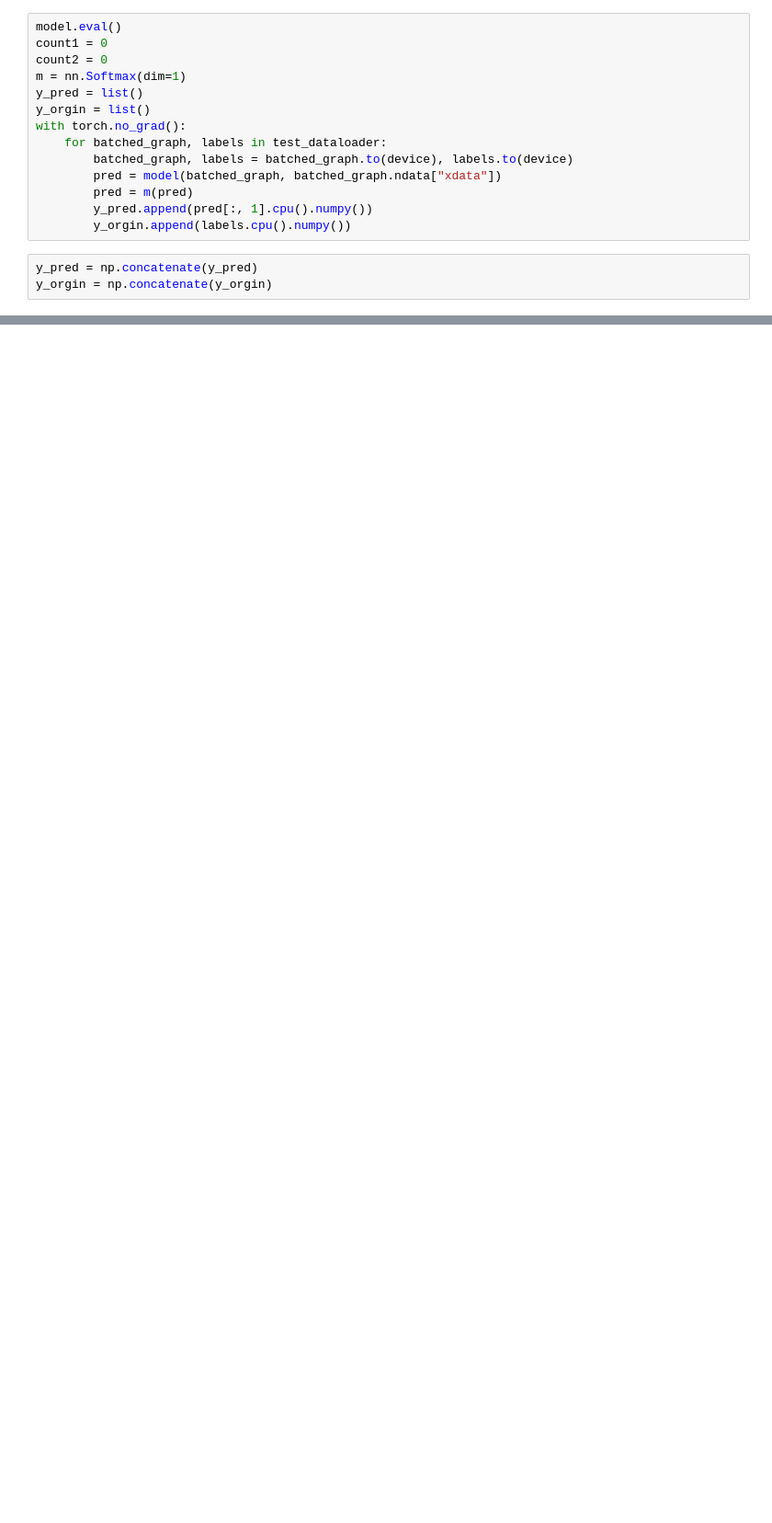
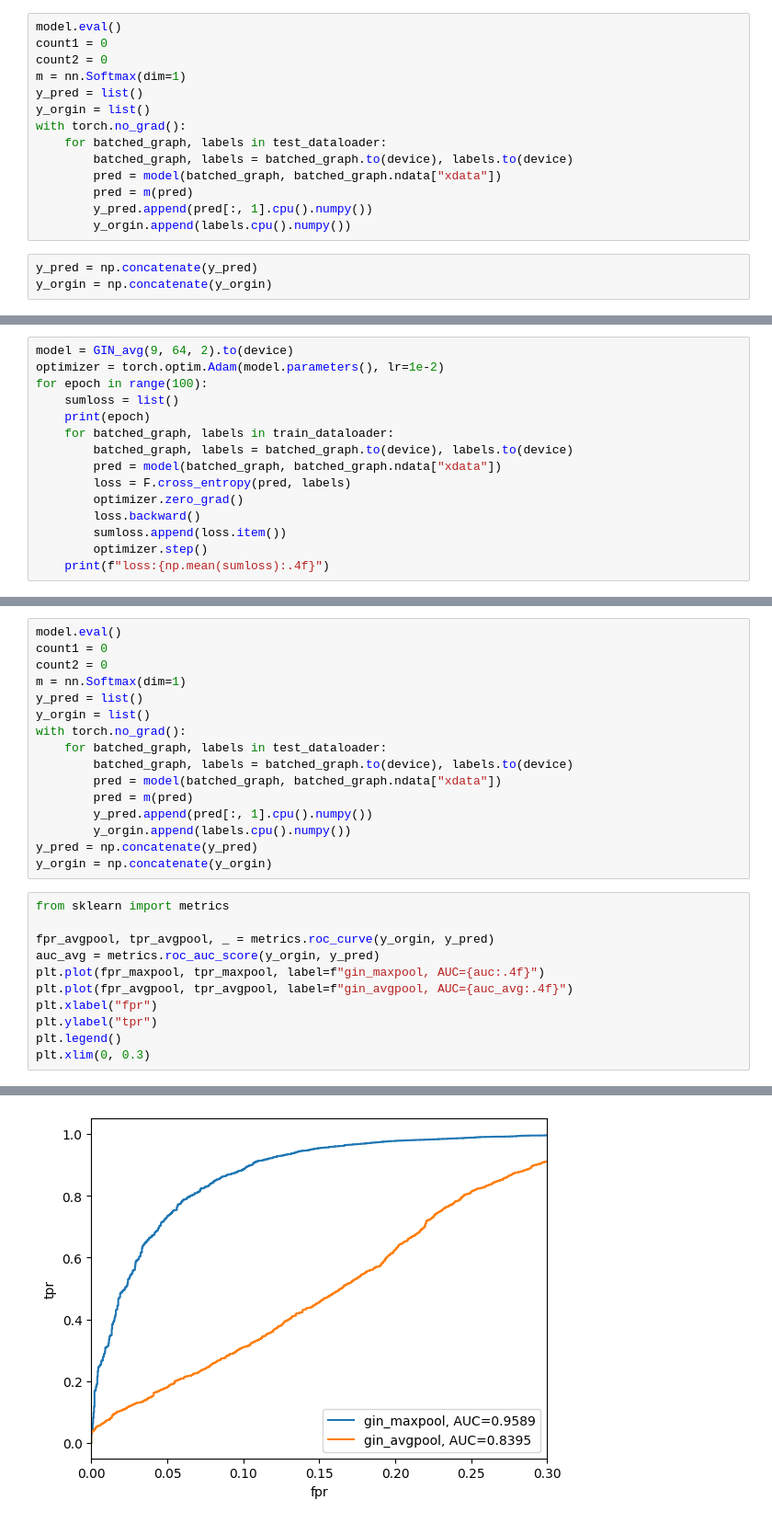
Before and after one commit to hukongyi/Gamma_Energy, a Jupyter notebook: corsika_data/gin_Pgamma.ipynb, the cells around one changed output, grey strips where cells are left out. Shown: that part at 92% size. Saved outputs shown, nothing was run; the diff lists cells and outputs as text; blank space fills up the shorter version.

```diff
--- a/corsika_data/gin_Pgamma.ipynb
+++ b/corsika_data/gin_Pgamma.ipynb
@@ -284,0 +349,15 @@ plt.xlim(0, 0.3)
+# %%
+model = GIN_avg(9, 64, 2).to(device)
+optimizer = torch.optim.Adam(model.parameters(), lr=1e-2)
+for epoch in range(100):
+    sumloss = list()
+    print(epoch)
+    for batched_graph, labels in train_dataloader:
+        batched_graph, labels = batched_graph.to(device), labels.to(device)
+        pred = model(batched_graph, batched_graph.ndata["xdata"])
+        loss = F.cross_entropy(pred, labels)
+        optimizer.zero_grad()
+        loss.backward()
+        sumloss.append(loss.item())
+        optimizer.step()
+    print(f"loss:{np.mean(sumloss):.4f}")
@@ -284,0 +382,28 @@ plt.xlim(0, 0.3)
+# %%
+model.eval()
+count1 = 0
+count2 = 0
+m = nn.Softmax(dim=1)
+y_pred = list()
+y_orgin = list()
+with torch.no_grad():
+    for batched_graph, labels in test_dataloader:
+        batched_graph, labels = batched_graph.to(device), labels.to(device)
+        pred = model(batched_graph, batched_graph.ndata["xdata"])
+        pred = m(pred)
+        y_pred.append(pred[:, 1].cpu().numpy())
+        y_orgin.append(labels.cpu().numpy())
+y_pred = np.concatenate(y_pred)
+y_orgin = np.concatenate(y_orgin)
+# %%
+from sklearn import metrics
+
+fpr_avgpool, tpr_avgpool, _ = metrics.roc_curve(y_orgin, y_pred)
+auc_avg = metrics.roc_auc_score(y_orgin, y_pred)
+plt.plot(fpr_maxpool, tpr_maxpool, label=f"gin_maxpool, AUC={auc:.4f}")
+plt.plot(fpr_avgpool, tpr_avgpool, label=f"gin_avgpool, AUC={auc_avg:.4f}")
+plt.xlabel("fpr")
+plt.ylabel("tpr")
+plt.legend()
+plt.xlim(0, 0.3)
+# %% [output]
@@ -284,0 +411 @@ plt.xlim(0, 0.3)
+[figure, added]
```
Also changed, not shown: parts of 9 cells of this notebook, 6 other files.
